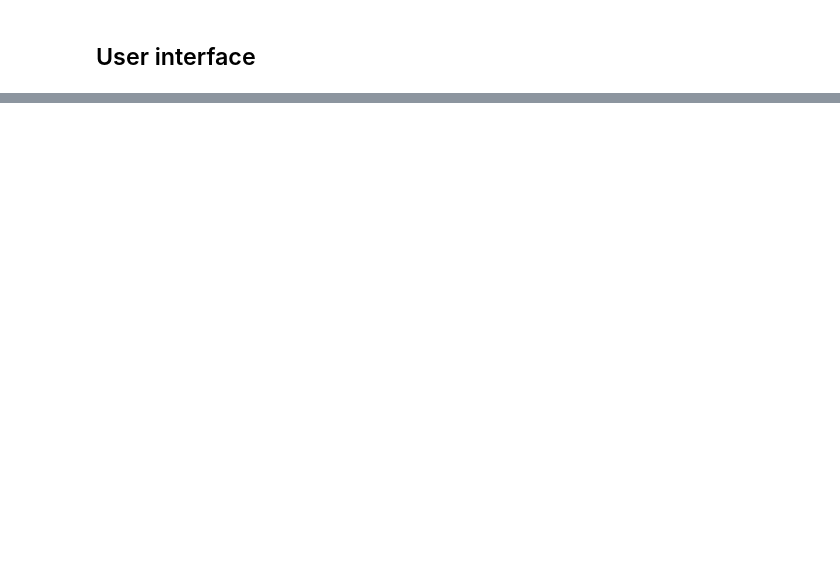
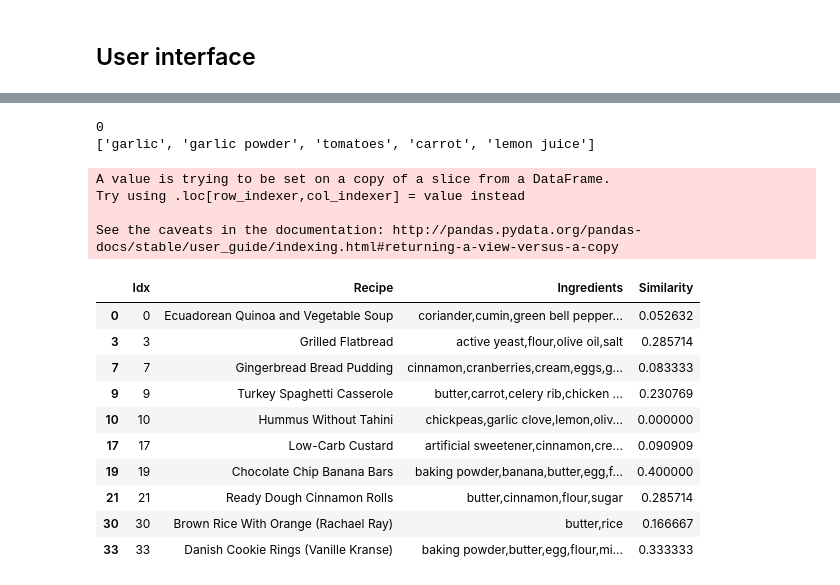
Before and after one commit to raphstrebel/ntds_project, a Jupyter notebook: project.ipynb, the cells around one changed output, grey strips where cells are left out. Cells and saved outputs as stored; diff of their text form; code cells hidden in the pictures; blank space fills up the shorter version.

```diff
--- a/project.ipynb
+++ b/project.ipynb
@@ -534,10 +535,10 @@ edge_list = []
 threshold = 0.1
 
 for _,row in recipes_joined.iterrows():
-    dist = row['Weighted Distance']
+    sim = row['Weighted Similarity']
 
     if dist > threshold:
-        edge_list.append((row['Idx'], row['Idx2'], dist))
+        edge_list.append((row['Idx'], row['Idx2'], sim))
 
 recipes_G.add_weighted_edges_from(edge_list)
 # %%
@@ -866,0 +913,50 @@ display(ui,output)
+# %%
+def jaccard_sim_df_list(list_1, list_2):
+    list_1 = list_1.split(',')
+    s_1 = set(list_1)
+    s_2 = set(list_2)
+
+    if len(s_1.union(s_2)) == 0:
+        return 0
+
+    return len(s_1.intersection(s_2)) / len(s_1.union(s_2))
+# %%
+cluster_candidate = typical_recipe_clusters.copy()
+similarities = [jaccard_sim(User_ingredients, i) for i in cluster_candidate]
+best_cluster = np.argmax(similarities)
+print(best_cluster)
+print(cluster_candidate[best_cluster])
+# %% [output]
+0
+['garlic', 'garlic powder', 'tomatoes', 'carrot', 'lemon juice']
+# %%
+# compute the list of recipes in this best cluster
+list_recipes = list_clusters[best_cluster]
+idx = np.array(np.where(y_pred == best_cluster))[0] # convert from tupple to array
+#print(idx)
+best_cluster_df = recipe_data[np.array([True if n in idx else False for n in recipe_data['Idx']])]
+# add similarity column
+best_cluster_df['Similarity'] = best_cluster_df.apply(lambda row: jaccard_sim_df_list(row['Ingredients'], \
+                                                                       User_ingredients), axis=1)
+
+#pd.set_option('display.max_rows', 200)
+best_cluster_df.head(10)
+# test = best_cluster_df[best_cluster_df['Similarity'] > 0.3]
+# test.head(20)
+#recipe_data = recipe_data[['Idx', 'Recipe', 'Ingredients']]
+# %% [output]
+A value is trying to be set on a copy of a slice from a DataFrame.
+Try using .loc[row_indexer,col_indexer] = value instead
+
+See the caveats in the documentation: http://pandas.pydata.org/pandas-docs/stable/user_guide/indexing.html#returning-a-view-versus-a-copy
+|  | Idx | Recipe | Ingredients | Similarity |
+| 0 | 0 | Ecuadorean Quinoa and Vegetable Soup | coriander,cumin,green bell pepper... | 0.052632 |
+| 3 | 3 | Grilled Flatbread | active yeast,flour,olive oil,salt | 0.285714 |
+| 7 | 7 | Gingerbread Bread Pudding | cinnamon,cranberries,cream,eggs,g... | 0.083333 |
+| 9 | 9 | Turkey Spaghetti Casserole | butter,carrot,celery rib,chicken ... | 0.230769 |
+| 10 | 10 | Hummus Without Tahini | chickpeas,garlic clove,lemon,oliv... | 0.000000 |
+| 17 | 17 | Low-Carb Custard | artificial sweetener,cinnamon,cre... | 0.090909 |
+| 19 | 19 | Chocolate Chip Banana Bars | baking powder,banana,butter,egg,f... | 0.400000 |
+| 21 | 21 | Ready Dough Cinnamon Rolls | butter,cinnamon,flour,sugar | 0.285714 |
+| 30 | 30 | Brown Rice With Orange (Rachael Ray) | butter,rice | 0.166667 |
+| 33 | 33 | Danish Cookie Rings (Vanille Kranse) | baking powder,butter,egg,flour,mi... | 0.333333 |
```
Also changed, not shown: parts of 15 cells of this notebook, 1 other file.
